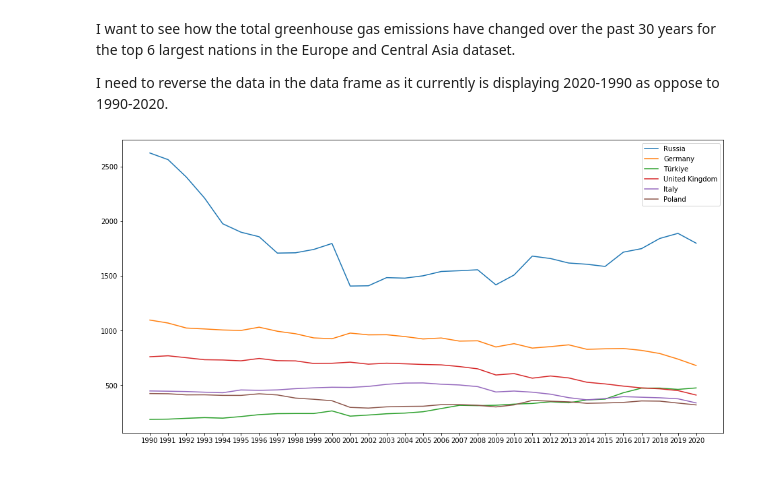
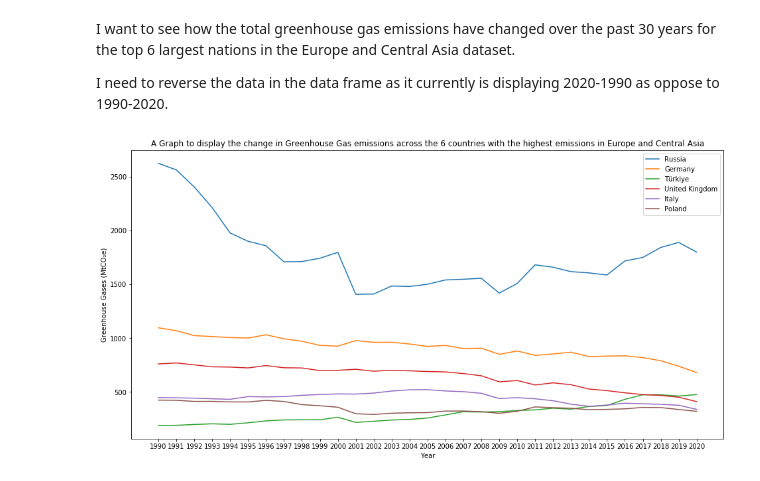
Before and after one commit to JamieHoughton1/JamiesProjects, a Jupyter notebook: ClimateWatchData/EuropeAndCentralAsiaData1990-2020.ipynb, the cells around one changed output. Drawn from its saved outputs; the diff is of its cells as text; code cells hidden in the pictures.

```diff
--- a/ClimateWatchData/EuropeAndCentralAsiaData1990-2020.ipynb
+++ b/ClimateWatchData/EuropeAndCentralAsiaData1990-2020.ipynb
@@ -37,18 +37,22 @@ I need to reverse the data in the data frame as it currently is displaying 2020-
 # %%
 historicalEmissionsReverse = historicalEmissions.iloc[:, ::-1] #Switching the data round
 
 plt.figure(figsize=(16,8))
 
 
 for i in range(len(historicalEmissionsReverse)):
     plt.plot(historicalEmissionsReverse.columns[:31],historicalEmissionsReverse.iloc[i, :31], label=historicalEmissionsReverse.iloc[i, -2])
     #Iterating over the dataframe and plotting the data from 1990 to 2020
     if i > 4:
         break # when i gets to 5
 
+
+plt.title("A Graph to display the change in Greenhouse Gas emissions across the 6 countries with the highest emissions in Europe and Central Asia")
+plt.xlabel("Year")
+plt.ylabel("Greenhouse Gases (MtCO₂e)")
 plt.legend()
 plt.show()
 
 # show the graph
 # %% [output]
-[figure, old version]
+[figure, new version]
```
Also changed, not shown: parts of 2 cells of this notebook.
